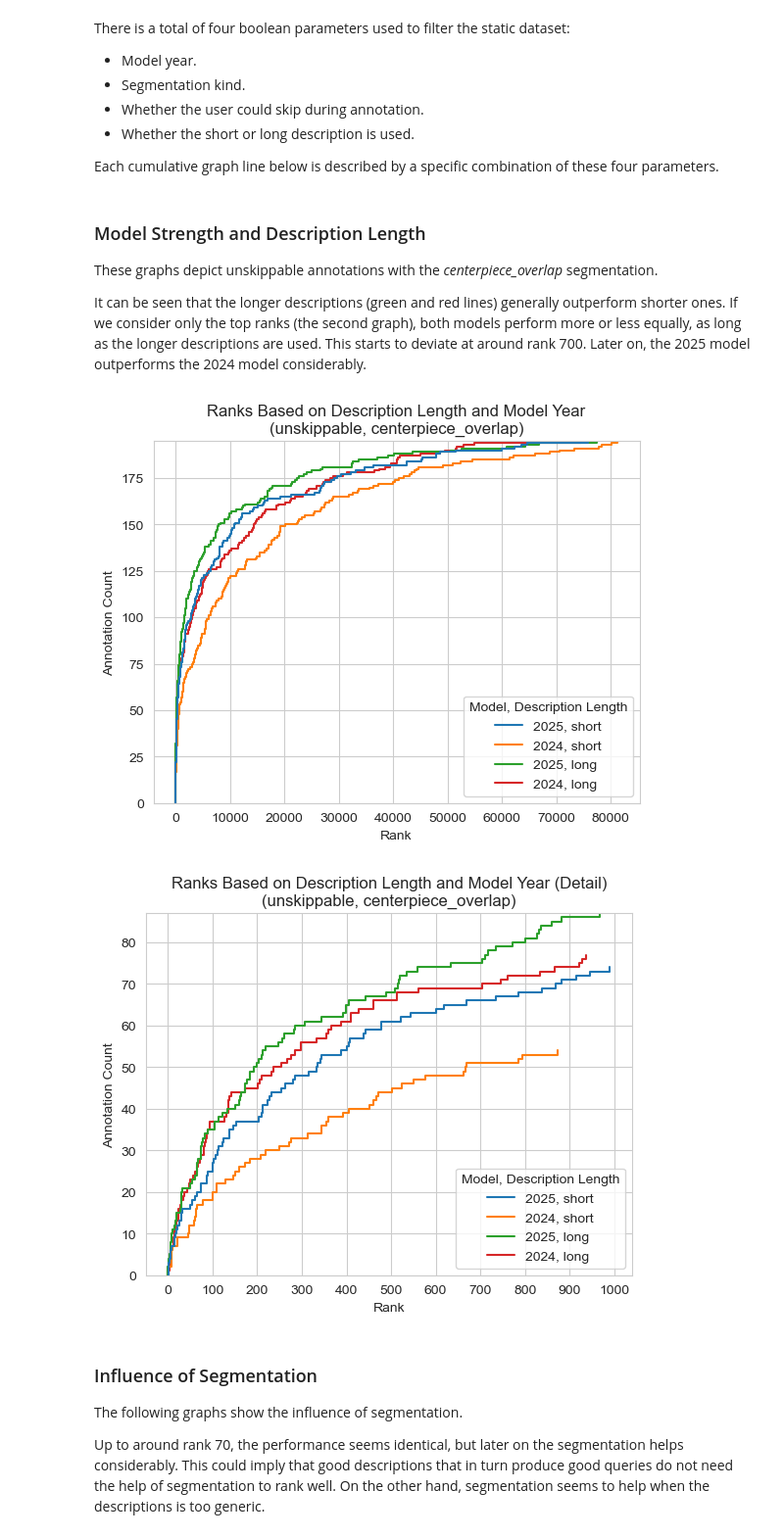
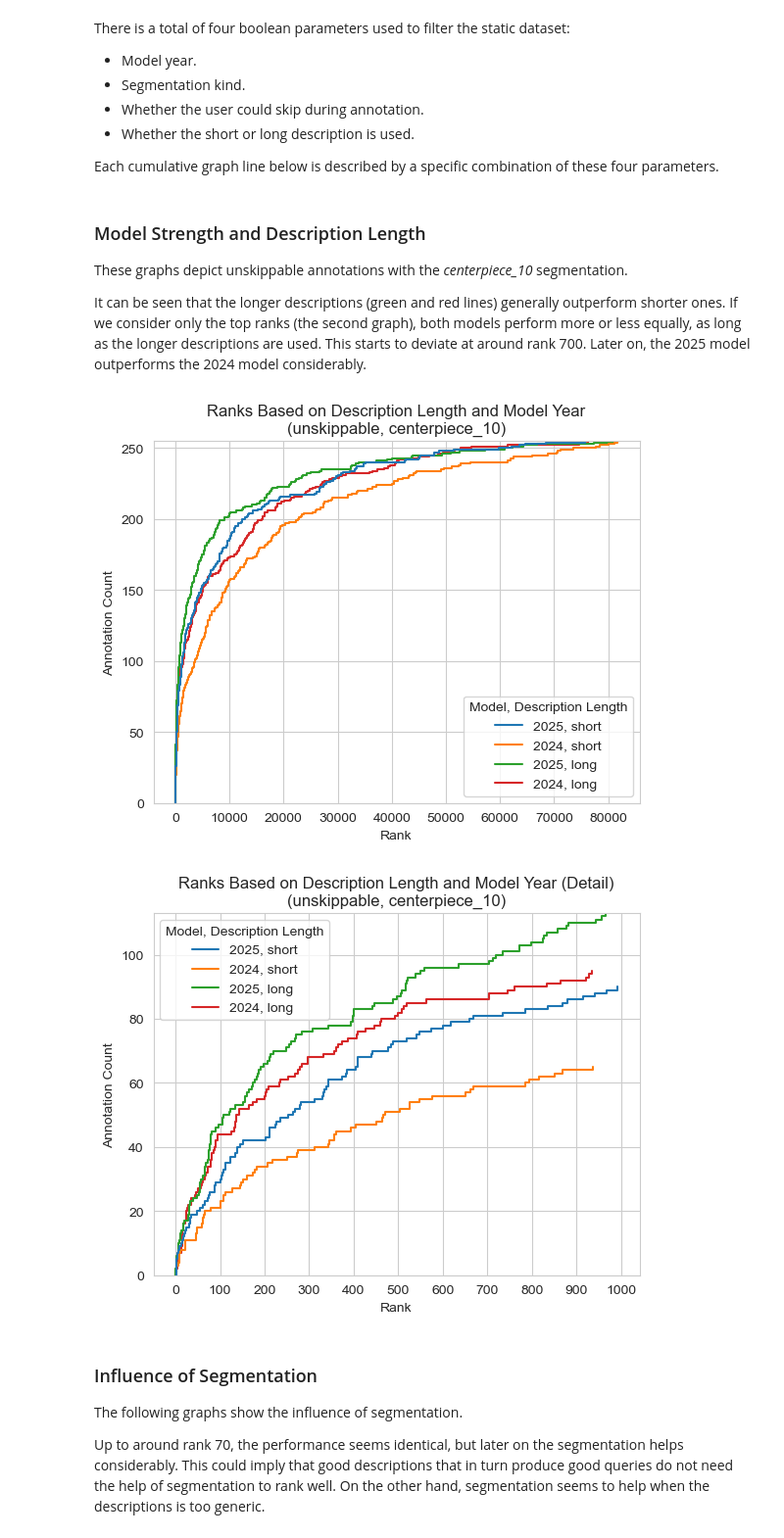
Before and after one commit to eceltov/V3Project, a Jupyter notebook: report.ipynb, the cells around one changed output. Shown at 98% size. Cells and saved outputs as stored; diff of their text form; code cells hidden in the pictures.

```diff
--- a/report.ipynb
+++ b/report.ipynb
@@ -160,7 +178,7 @@ ranks_short = static.drop("rank_long", axis=1).rename(columns={"rank_short": "ra
 ranks_short.insert(5, "description_kind", ["short"] * static.shape[0])
 merged_ranks = pd.concat([ranks_short, ranks_long])
 
-def get_filtered_ranks(skippable: bool = None, kind: str = None, model_year: int = None, description_kind: str = None):
+def get_filtered_ranks(skippable: bool = None, kind: str = None, model_year: int = None, description_kind: str = None, pertubation_factor: float = None):
   selected_filters = []
   if skippable != None:
     selected_filters.append(merged_ranks["skippable"] == skippable)
@@ -170,6 +188,8 @@ def get_filtered_ranks(skippable: bool = None, kind: str = None, model_year: int
     selected_filters.append(merged_ranks["model_year"] == model_year)
   if description_kind != None:
     selected_filters.append(merged_ranks["description_kind"] == description_kind)
+  if pertubation_factor != None:
+    selected_filters.append((merged_ranks["pertubation_factor"] > pertubation_factor - 0.001) & (merged_ranks["pertubation_factor"] < pertubation_factor + 0.001))
 
   if len(selected_filters) == 0:
     return merged_ranks
@@ -190,37 +210,37 @@ Each cumulative graph line below is described by a specific combination of these
 # %% [markdown]
 ### Model Strength and Description Length
 
-These graphs depict unskippable annotations with the _centerpiece\_overlap_ segmentation.
+These graphs depict unskippable annotations with the _centerpiece\_10_ segmentation.
 
 It can be seen that the longer descriptions (green and red lines) generally outperform shorter ones.
 If we consider only the top ranks (the second graph), both models perform more or less equally, as long as the longer descriptions are used.
 This starts to deviate at around rank 700.
 Later on, the 2025 model outperforms the 2024 model considerably.
 # %%
-filtered = get_filtered_ranks(skippable=False, kind="centerpiece_overlap")
+filtered = get_filtered_ranks(skippable=False, kind="centerpiece_10", pertubation_factor=0.0)
 
 fig, ax = plt.subplots()
 ax.set_xlabel("Rank")
 ax.set_ylabel("Annotation Count")
 hue = filtered[["model_year", "description_kind"]].apply(lambda row: f"{row.model_year}, {row.description_kind}", axis=1)
 hue.name = "Model, Description Length"
 g = sns.ecdfplot(data=filtered, x="rank", hue=hue, stat="count")
-g = g.set_title("Ranks Based on Description Length and Model Year\n(unskippable, centerpiece_overlap)")
+g = g.set_title("Ranks Based on Description Length and Model Year\n(unskippable, centerpiece_10)")
 plt.show()
 
 
 fig, ax = plt.subplots()
 ax.set_xlabel("Rank")
 ax.set_ylabel("Annotation Count")
 filtered_top_1000 = filtered[filtered["rank"] < 1000]
 hue = filtered_top_1000[["model_year", "description_kind"]].apply(lambda row: f"{row.model_year}, {row.description_kind}", axis=1)
 hue.name = "Model, Description Length"
 g = sns.ecdfplot(data=filtered_top_1000, x="rank", hue=hue, stat="count")
 g.xaxis.set_major_locator(ticker.MultipleLocator(100))
-g = g.set_title("Ranks Based on Description Length and Model Year (Detail)\n(unskippable, centerpiece_overlap)")
+g = g.set_title("Ranks Based on Description Length and Model Year (Detail)\n(unskippable, centerpiece_10)")
 # %% [output]
-[figure, old version]
+[figure, new version]
-[figure, old version]
+[figure, new version]
 # %% [markdown]
 ### Influence of Segmentation
 
```
Also changed, not shown: parts of 24 cells of this notebook.
